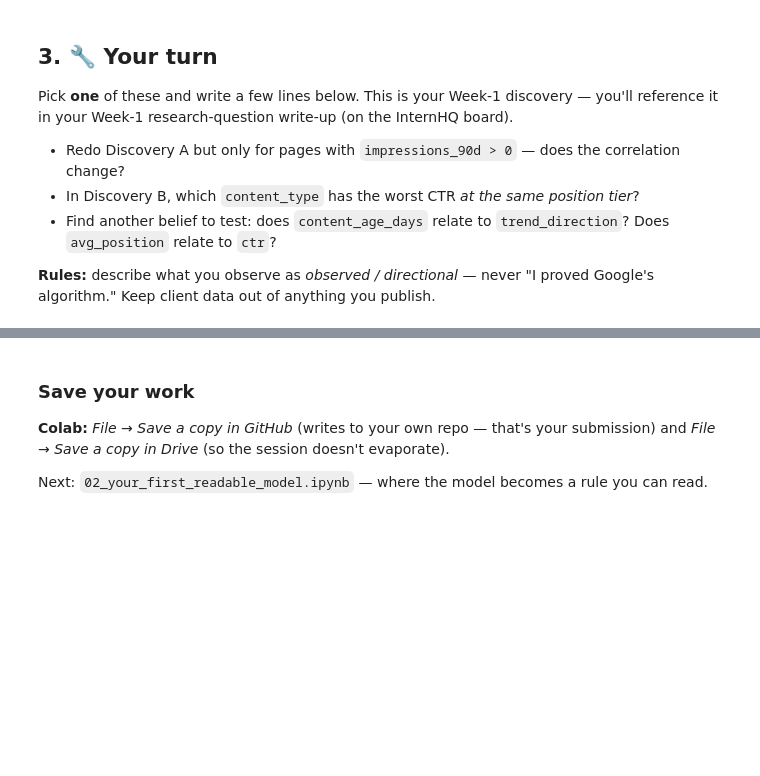
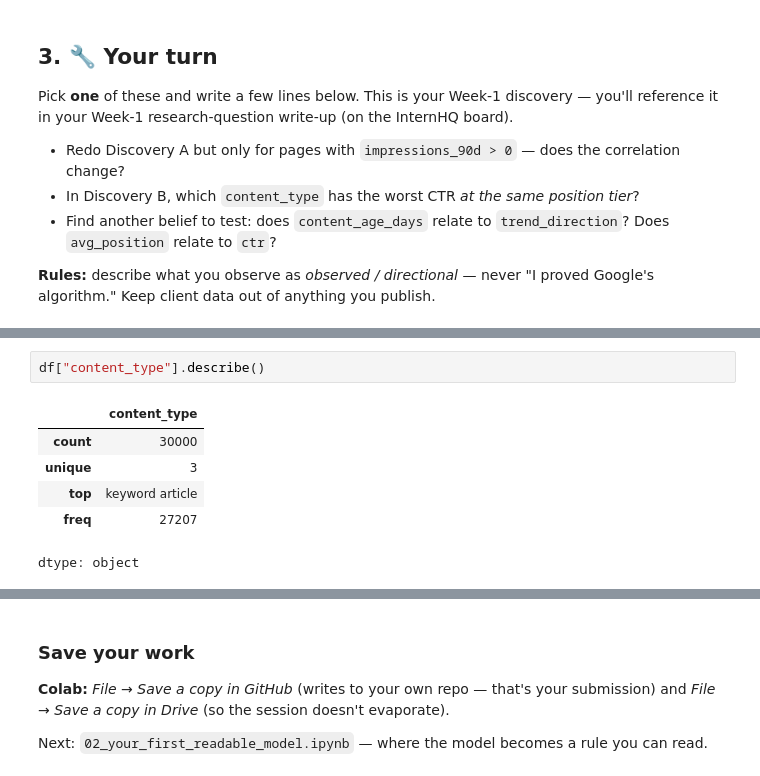
Before and after one commit to kab-s/flyrank, a Jupyter notebook: 01_first_look_and_discovery.ipynb, the cells around one changed output, grey strips where cells are left out. Cells and saved outputs as stored; diff of their text form; blank space fills up the shorter version.

```diff
--- a/01_first_look_and_discovery.ipynb
+++ b/01_first_look_and_discovery.ipynb
@@ -157,0 +181,9 @@ Pick **one** of these and write a few lines below. This is your Week-1 discovery
+# %%
+df["content_type"].describe()
+# %% [output]
+|  | content_type |
+| count | 30000 |
+| unique | 3 |
+| top | keyword article |
+| freq | 27207 |
+dtype: object
```
Also changed, not shown: parts of 4 cells of this notebook.
